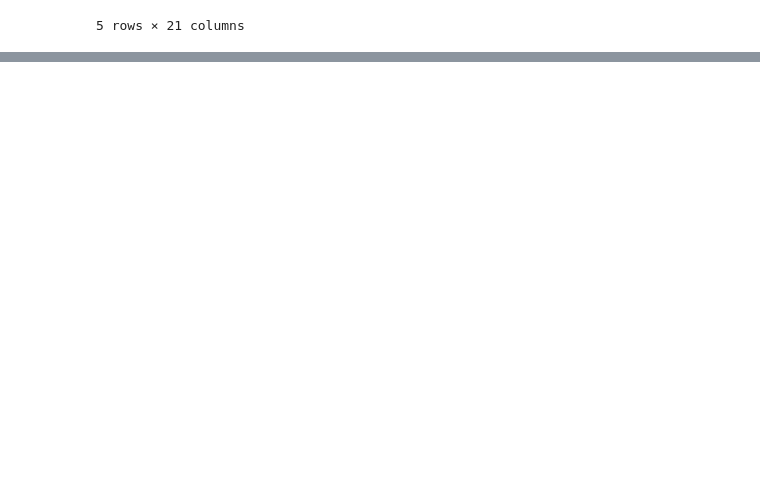
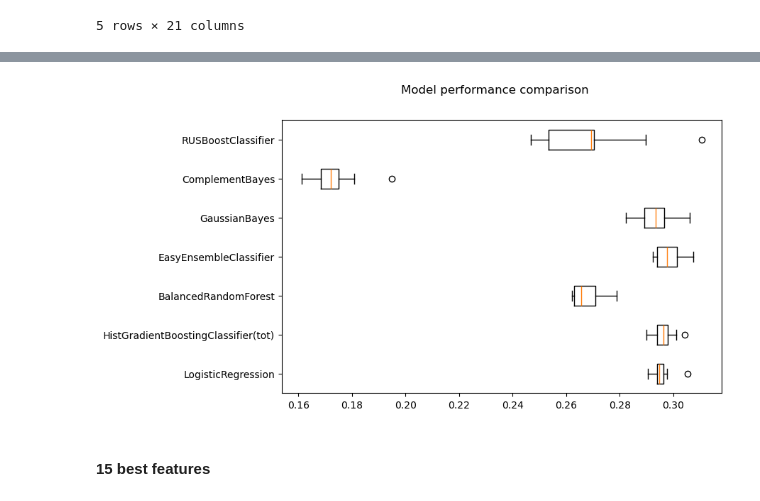
Before and after one commit to Mcentenaro/Diabetes_Risk_ML, a Jupyter notebook: model_selection.ipynb, the cells around one changed output, grey strips where cells are left out. Cells and saved outputs as stored; diff of their text form; code cells hidden in the pictures; blank space fills up the shorter version.

Commit message:
model selection initiated

```diff
--- a/model_selection.ipynb
+++ b/model_selection.ipynb
@@ -51,3 +54,8 @@ x_training.head()
 | 49978 | 1.0 | 1.0 | 1.0 | 30.0 | 1.0 | 0.0 | 0.0 | 1.0 | 1.0 | ... |
 | 50016 | 0.0 | 0.0 | 1.0 | 43.0 | 1.0 | 0.0 | 0.0 | 0.0 | 1.0 | ... |
 5 rows × 21 columns
+# %%
+# the HistGradientBoostingClassifier from ImbalanceLearn needs a boolean mask for categorical features
+
+boolean_mask_tot = [False if col == "BMI" or col == "MentHlth" or col == "PhysHlth" else True for col in x_training.columns]
+boolean_mask_15 = [False if col == "BMI" or col == "MentHlth" else True for col in x_training_select.columns]
@@ -56,8 +122,0 @@ PER OGNI MODELLO SPIEGARE PERCHè L HO SCELTO
-# %%
-models = []
-models.append(( 'LR'   , LogisticRegression(solver='lbfgs', max_iter=500)))    # avoid warnings with (solver='lbfgs', max_iter=500)
-models.append(( 'LDA'  , LinearDiscriminantAnalysis()))
-models.append(( 'KNN'  , KNeighborsClassifier()))
-models.append(( 'CART' , DecisionTreeClassifier()))
-models.append(( 'NB'   , GaussianNB()))
-models.append(( 'SVM' , SVC()))
@@ -74,0 +123,17 @@ FARE FIT E POI TESTARLI
+# %%
+# set up data splits and cv strategy
+results=[]
+names=[]
+cv = StratifiedKFold(n_splits=10, shuffle=True, random_state=42)
+mcc_score = make_scorer(matthews_corrcoef)
+
+for name , model in models.items():
+    if name == "HistGradientBoostingClassifier(15)":
+        continue
+    start = time.time()
+    cv_results = cross_val_score(model, x_training, y_training, cv=cv, scoring=mcc_score)
+    sep = 35 - len(name)
+    end = time.time()
+    print(f"{name}"+"_"*sep+f"   mean = {cv_results.mean():.4f}   std = {cv_results.std():.4f}   time = {((end-start)/60):.2f}")
+    results.append(cv_results)
+    names.append(name)
@@ -74,0 +148,11 @@ FARE FIT E POI TESTARLI
+# %%
+fig = plt.figure(figsize=(8, 5))
+fig.suptitle("Model performance comparison")
+ax = fig.add_subplot(111)
+plt.boxplot(results , vert=False)
+ax.set_yticklabels(names)
+plt.show()
+# %% [output]
+[figure, added]
+# %% [markdown]
+#### 15 best features
```
Also changed, not shown: parts of 20 cells of this notebook, 2 other files.
